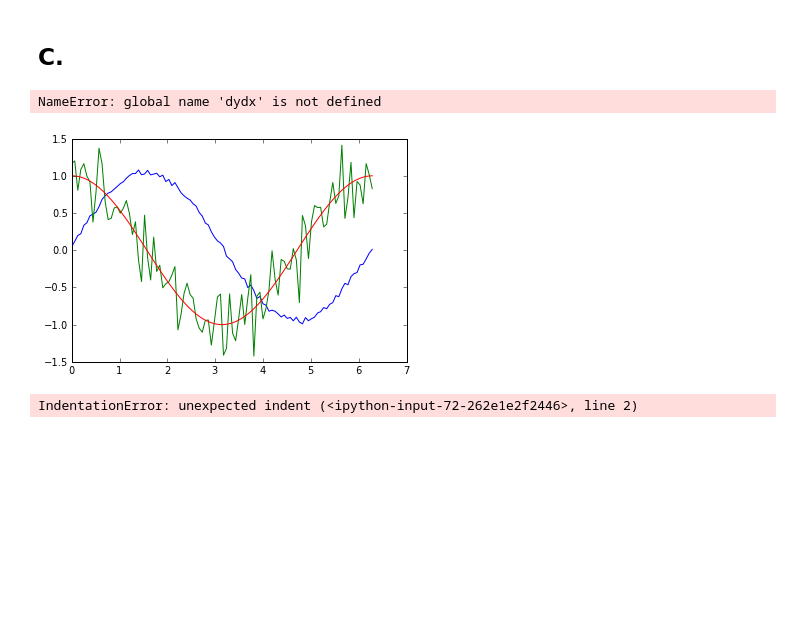
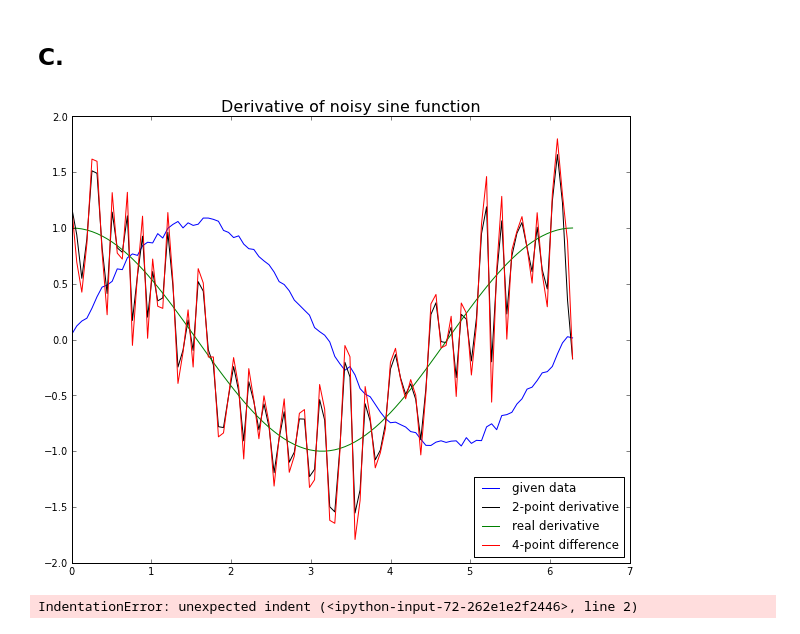
Before and after one commit to ewjohnst/PHYS202-S13, a Jupyter notebook: Week4/InterpAndDiffEx3.ipynb, the cells around one changed output. Cells and saved outputs as stored; diff of their text form; code cells hidden in the pictures; blank space fills up the shorter version.

Commit message:
finished derivatives

```diff
--- a/Week4/InterpAndDiffEx3.ipynb
+++ b/Week4/InterpAndDiffEx3.ipynb
@@ -252,16 +252,18 @@ plot(x1, .0001*abs((dydxExact - mydydx)/(dydxExact)), label = 'percent error')
 C.
 -
 # %%
+figure(figsize=(10,8))
 x = linspace(0,2*pi,100)
 y = sin(x) + 0.1*random.random(size=x.shape)
-plot(x,y)
-plot(x, finiteDifference(x,y))
-plot(x,cos(x))
-plot(x, fourPtFiniteDiff(x,y))
+plot(x,y,color="blue", label='given data')
+plot(x, finiteDifference(x,y), color="black", label='2-point derivative')
+plot(x,cos(x),color="green", label='real derivative')
+plot(x, fourPtFiniteDiff(x,y),color="red", label='4-point difference')
+title('Derivative of noisy sine function', fontsize=16)
+legend(loc='lower right')
 show()
 # %% [output]
-NameError: global name 'dydx' is not defined
-[figure, old version]
+[figure, new version]
 # %%
 "Uses the 4-point center differencing to get a higher-order derivative."""
     dydx2 = zeros(y.shape,float) # we know it will be this size
```
